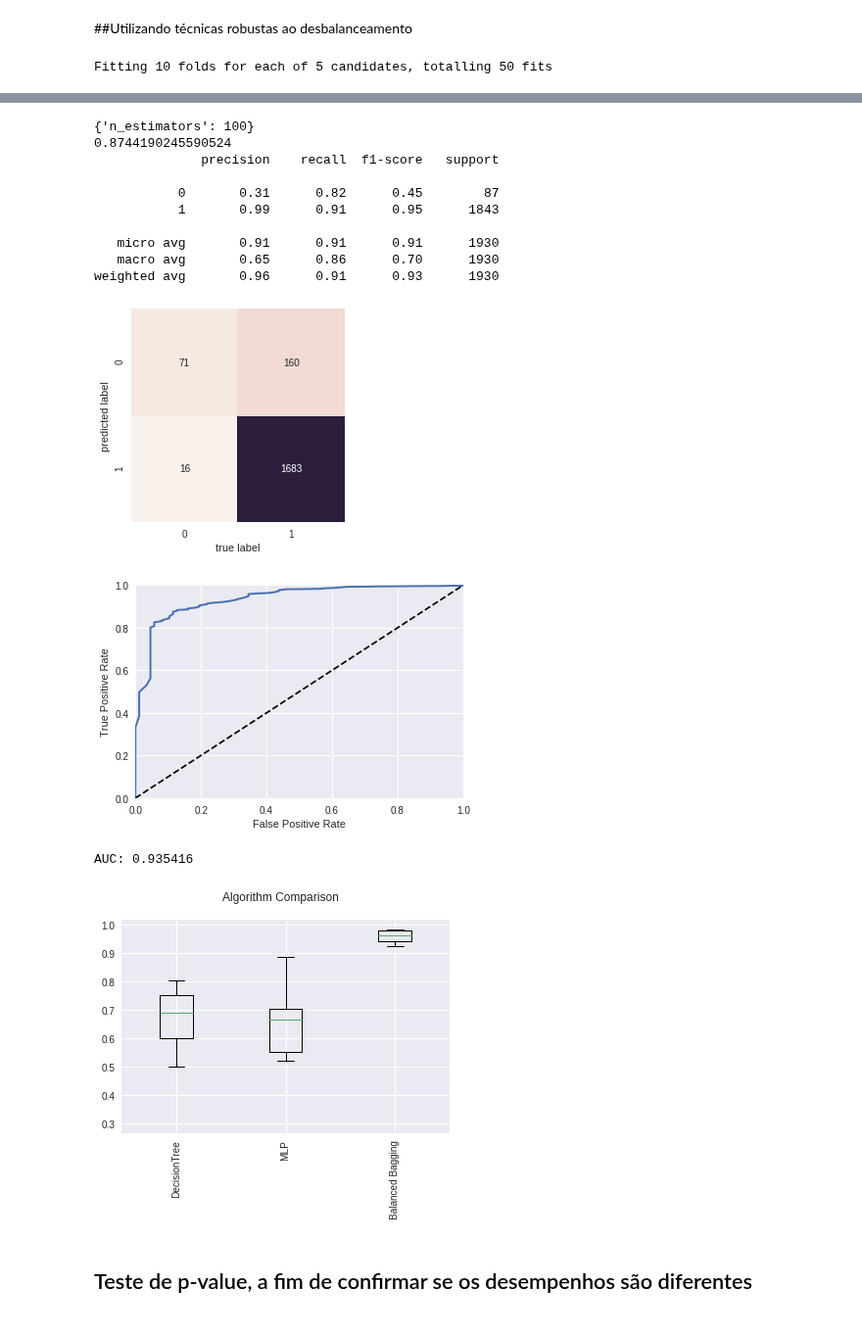
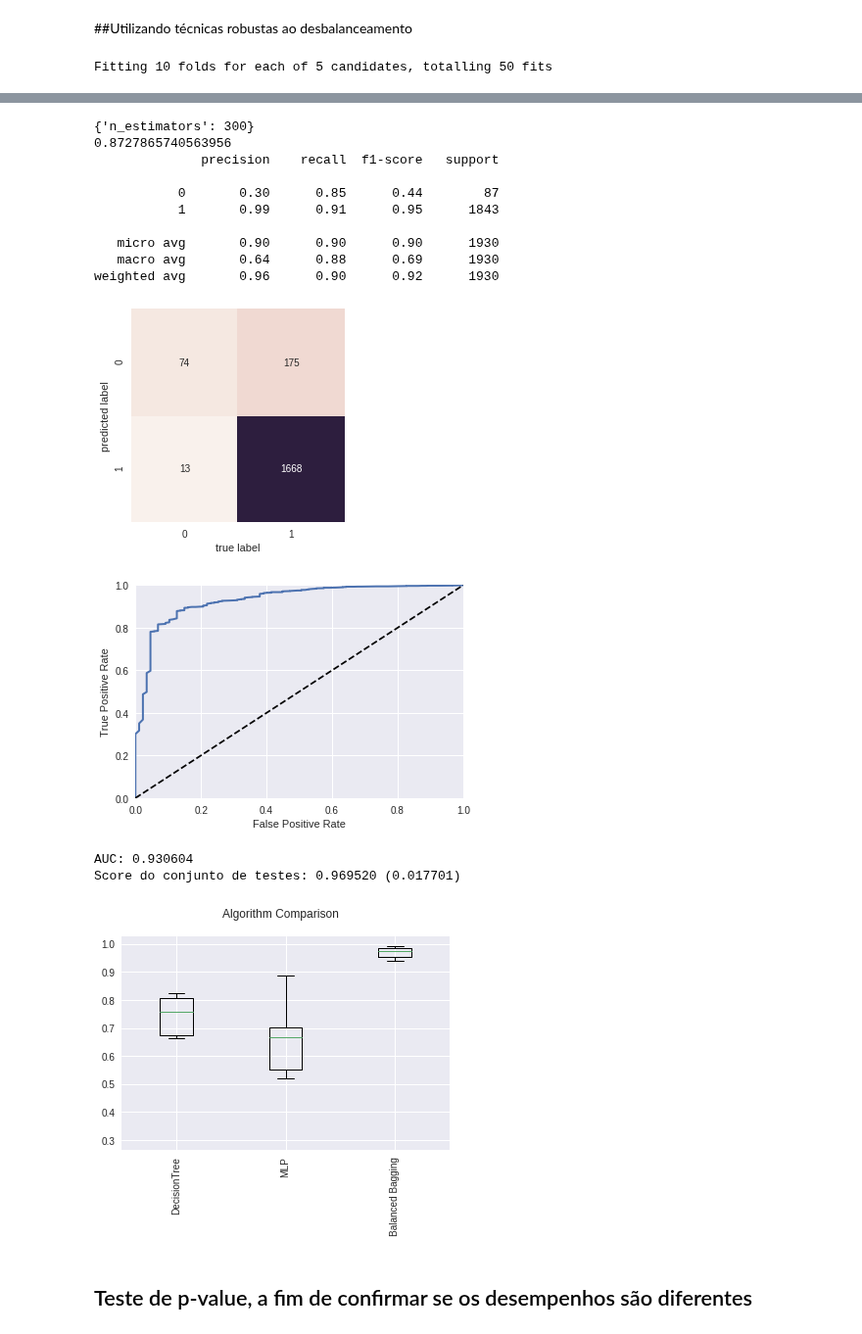
Before and after one commit to tmedeirosb/modelo_ifrn_integrado, a Jupyter notebook: PAPER_CE.ipynb, the cells around one changed output, grey strips where cells are left out. Shown at 98% size. Drawn from its saved outputs; the diff is of its cells as text; code cells hidden in the pictures.

Commit message:
g-mean do conjunto de teste do BRF

```diff
--- a/PAPER_CE.ipynb
+++ b/PAPER_CE.ipynb
@@ -454,6 +454,9 @@ cv_results = model_selection.cross_val_score(ensemble, Xtest, ypred_ensemble,
 results.append(cv_results)
 names.append('Balanced Bagging')
 
+msg = "Score do conjunto de testes: %f (%f) \n" % (cv_results.mean(), cv_results.std())
+print(msg)
+
 # boxplot algorithm comparison
 plot_alg_comp(results, names)
 # %% [output]
@@ -464,17 +467,18 @@ Fitting 10 folds for each of 5 candidates, totalling 50 fits
-{'n_estimators': 100}
-0.8744190245590524
+{'n_estimators': 300}
+0.8727865740563956
               precision    recall  f1-score   support
 
-           0       0.31      0.82      0.45        87
+           0       0.30      0.85      0.44        87
            1       0.99      0.91      0.95      1843
 
-   micro avg       0.91      0.91      0.91      1930
-   macro avg       0.65      0.86      0.70      1930
-weighted avg       0.96      0.91      0.93      1930
+   micro avg       0.90      0.90      0.90      1930
+   macro avg       0.64      0.88      0.69      1930
+weighted avg       0.96      0.90      0.92      1930
 [figure]
-[figure, old version]
+[figure, new version]
-AUC: 0.935416
+AUC: 0.930604
+Score do conjunto de testes: 0.969520 (0.017701)
-[figure, old version]
+[figure, new version]
 # %% [markdown]
 ## Teste de p-value, a fim de confirmar se os desempenhos são diferentes
 # %%
```
Also changed, not shown: parts of 4 cells of this notebook.
